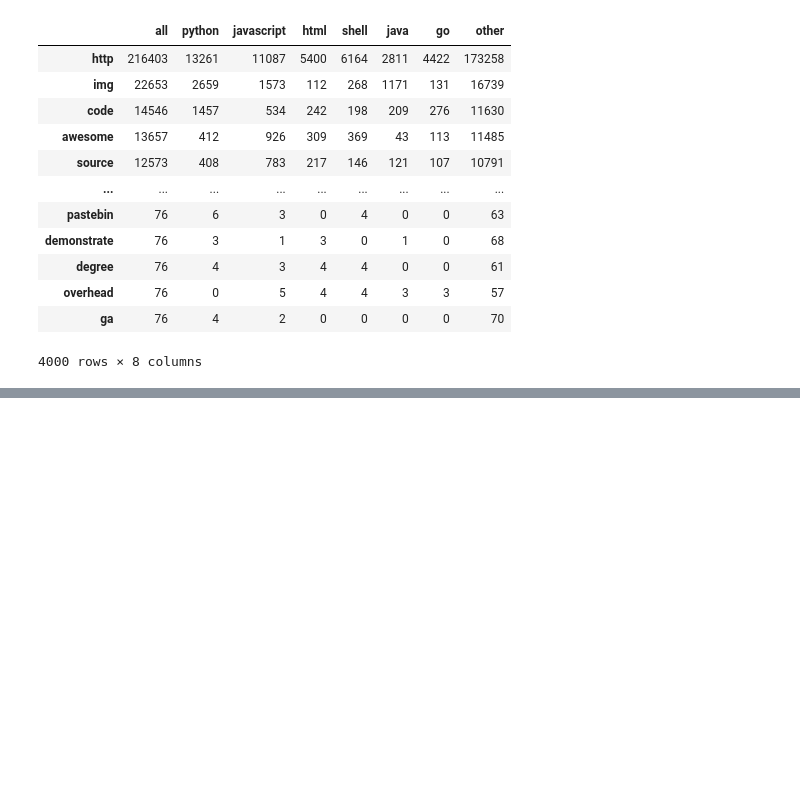
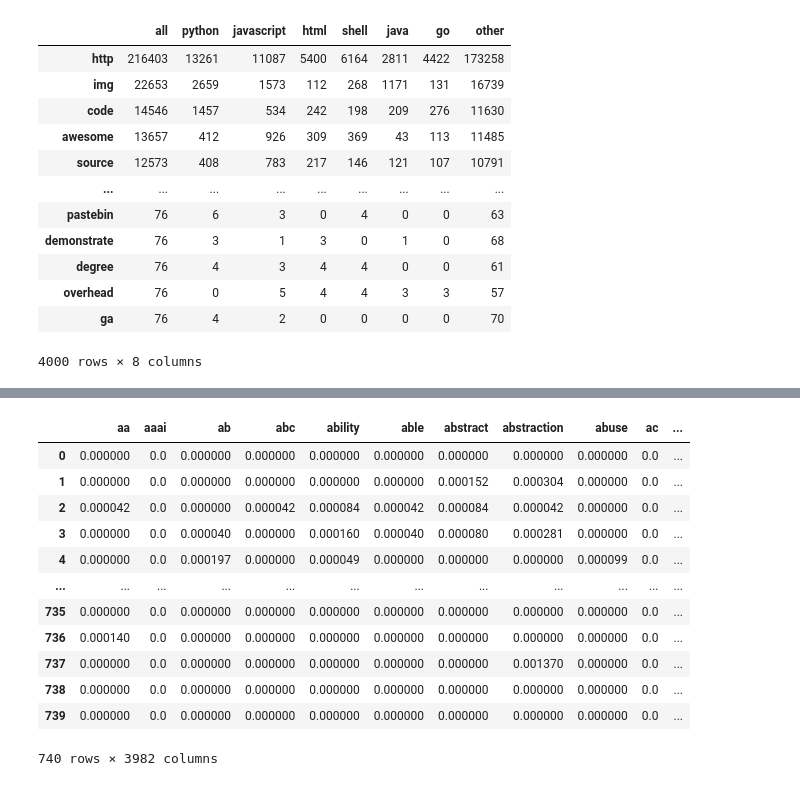
Before and after one commit to projectlanguagepredictor/nlp_launch, a Jupyter notebook: ali_explore.ipynb, the cells around one changed output, grey strips where cells are left out. Drawn from its saved outputs; the diff is of its cells as text; code cells hidden in the pictures; blank space fills up the shorter version.

```diff
--- a/ali_explore.ipynb
+++ b/ali_explore.ipynb
@@ -461,0 +456,19 @@ bow
+# %%
+#Frequency using a lambda (to use the lambda in a DF use the .apply() to apply it to each row in the df) axis=1 because the default is by column
+bow.apply(lambda row: row/ row.sum(), axis=1)
+
+#returns frequency by row
+# %% [output]
+|  | aa | aaai | ab | abc | ability | able | abstract | abstraction | abuse | ac | ... |
+| 0 | 0.000000 | 0.0 | 0.000000 | 0.000000 | 0.000000 | 0.000000 | 0.000000 | 0.000000 | 0.000000 | 0.0 | ... |
+| 1 | 0.000000 | 0.0 | 0.000000 | 0.000000 | 0.000000 | 0.000000 | 0.000152 | 0.000304 | 0.000000 | 0.0 | ... |
+| 2 | 0.000042 | 0.0 | 0.000000 | 0.000042 | 0.000084 | 0.000042 | 0.000084 | 0.000042 | 0.000000 | 0.0 | ... |
+| 3 | 0.000000 | 0.0 | 0.000040 | 0.000000 | 0.000160 | 0.000040 | 0.000080 | 0.000281 | 0.000000 | 0.0 | ... |
+| 4 | 0.000000 | 0.0 | 0.000197 | 0.000000 | 0.000049 | 0.000000 | 0.000000 | 0.000000 | 0.000099 | 0.0 | ... |
+| ... | ... | ... | ... | ... | ... | ... | ... | ... | ... | ... | ... |
+| 735 | 0.000000 | 0.0 | 0.000000 | 0.000000 | 0.000000 | 0.000000 | 0.000000 | 0.000000 | 0.000000 | 0.0 | ... |
+| 736 | 0.000140 | 0.0 | 0.000000 | 0.000000 | 0.000000 | 0.000000 | 0.000000 | 0.000000 | 0.000000 | 0.0 | ... |
+| 737 | 0.000000 | 0.0 | 0.000000 | 0.000000 | 0.000000 | 0.000000 | 0.000000 | 0.001370 | 0.000000 | 0.0 | ... |
+| 738 | 0.000000 | 0.0 | 0.000000 | 0.000000 | 0.000000 | 0.000000 | 0.000000 | 0.000000 | 0.000000 | 0.0 | ... |
+| 739 | 0.000000 | 0.0 | 0.000000 | 0.000000 | 0.000000 | 0.000000 | 0.000000 | 0.000000 | 0.000000 | 0.0 | ... |
+740 rows × 3982 columns
```
Also changed, not shown: parts of 42 cells of this notebook.
